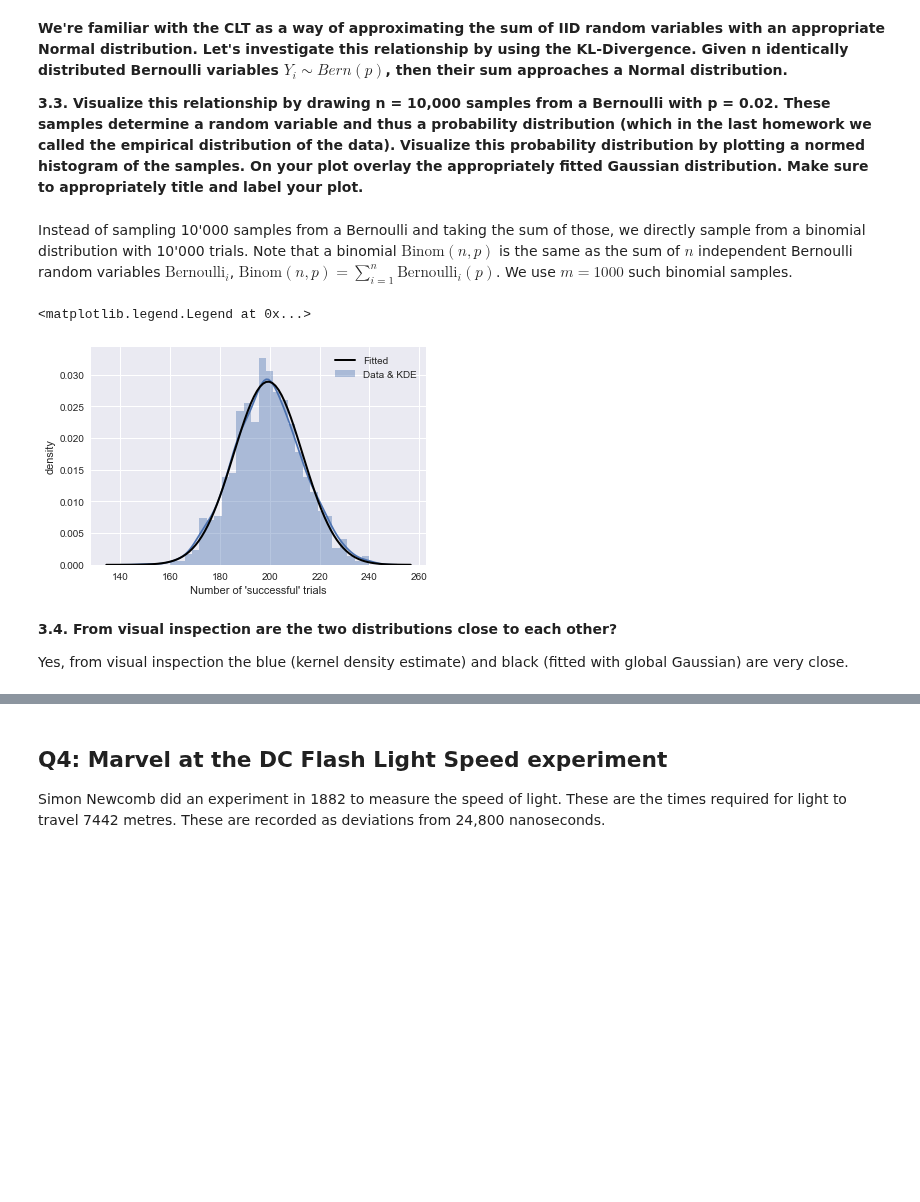
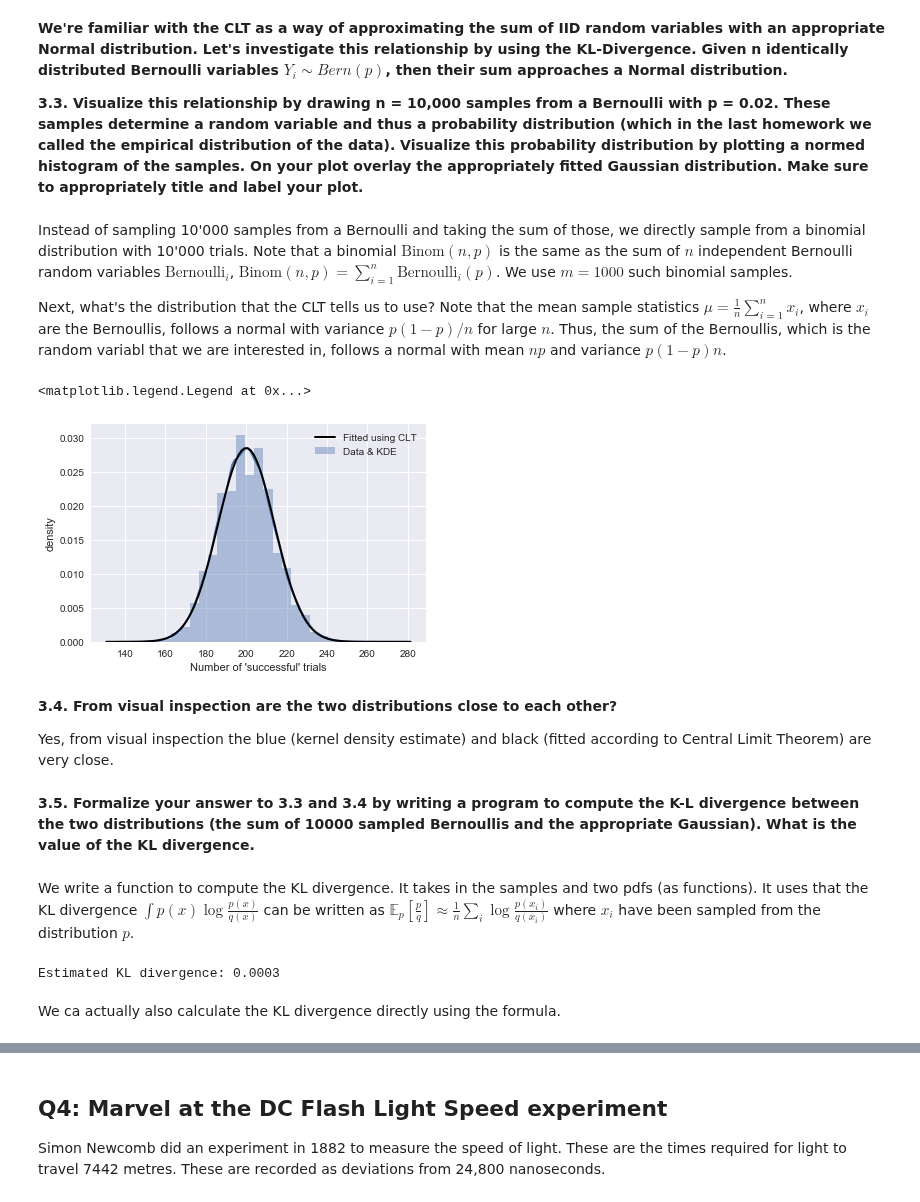
Before and after one commit to NOllAl/AM207HW, a Jupyter notebook: hw4/AM207_HW4.ipynb, the cells around one changed output, grey strips where cells are left out. Drawn from its saved outputs; the diff is of its cells as text; code cells hidden in the pictures; blank space fills up the shorter version.

```diff
--- a/hw4/AM207_HW4.ipynb
+++ b/hw4/AM207_HW4.ipynb
@@ -288,28 +287,55 @@ $$H(p, p^*) = \mathbb E_p \left[\log p^*\right] = \mathbb E_p \left[\log 1/\lamb
 **3.3. Visualize this relationship by drawing n = 10,000 samples from a Bernoulli with p = 0.02.  These samples determine a random variable and thus a probability distribution (which in the last homework we called the empirical distribution of the data).  Visualize this probability distribution by plotting a normed histogram of the samples.  On your plot overlay the appropriately fitted Gaussian distribution.  Make sure to appropriately title and label your plot.**
 # %% [markdown]
 Instead of sampling 10'000 samples from a Bernoulli and taking the sum of those, we directly sample from a binomial distribution with 10'000 trials. Note that a binomial $\text{Binom}(n, p)$ is the same as the sum of $n$ independent Bernoulli random variables $\text{Bernoulli}_i$, $\text{Binom}(n, p) = \sum_{i=1}^n \text{Bernoulli}_i(p)$. We use $m = 1000$ such binomial samples.
+
+Next, what's the distribution that the CLT tells us to use? Note that the mean sample statistics $\mu = \frac{1}{n} \sum_{i=1}^n x_i$, where $x_i$ are the Bernoullis, follows a normal with variance $p(1-p)/n$ for large $n$. Thus, the sum of the Bernoullis, which is the random variabl that we are interested in, follows a normal with mean $np$ and variance $p(1-p) n$.
 # %%
-np.random.seed(1)
+#np.random.seed(1)
 n = 10000
 p = 0.02
-m = 1000
+m = 100000
 
 binomial_samples = np.random.binomial(n=n, p=p, size=m)
 
 sns.distplot(binomial_samples, kde=True, bins=30, hist=True, label='Data & KDE')
 
-mu, std = scipy.stats.norm.fit(binomial_samples)
-xmin, xmax = plt.xlim()
+mu = p * n
+std =  np.sqrt(p * (1 - p) * n)
+
 x = np.linspace(xmin, xmax, 100)
 y = scipy.stats.norm.pdf(x, mu, std)
-plt.plot(x, y, 'k', linewidth=2, label='Fitted')
+plt.plot(x, y, 'k', linewidth=2, label='Fitted using CLT')
 plt.xlabel("Number of 'successful' trials")
 plt.ylabel("density")
 plt.legend()
 # %% [output]
 <matplotlib.legend.Legend at 0x...>
-[figure, old version]
+[figure, new version]
 # %% [markdown]
 **3.4. From visual inspection are the two distributions close to each other?**
 
-Yes, from visual inspection the blue (kernel density estimate) and black (fitted with global Gaussian) are very close.
+Yes, from visual inspection the blue (kernel density estimate) and black (fitted according to Central Limit Theorem) are very close.
+# %% [markdown]
+**3.5. Formalize your answer to 3.3 and 3.4 by writing a program to compute the K-L divergence between the two distributions (the sum of 10000 sampled Bernoullis and the appropriate Gaussian).  What is the value of the KL divergence.**
+# %% [markdown]
+We write a function to compute the KL divergence. It takes in the samples and two pdfs (as functions). It uses that the KL divergence $\int p(x) \log \frac{p(x)}{q(x)}$ can be written as $\mathbb E_p\left[\frac{p}{q}\right] \approx \frac{1}{n} \sum_i \log\frac{p(x_i)}{q(x_i)}$ where $x_i$ have been sampled from the distribution $p$.
+# %%
+def compute_divergence(x, d1, d2):
+    """
+    Compute the KL divergence between distribution d1 and d2 using on samples x
+
+    :param x: samples
+    :param d1: pdf
+    :param d2: pdf
+    """
+    ps = d1(x)
+    qs = d2(x)
+    return np.mean(np.log(ps / qs))
+
+d1 = lambda k: scipy.stats.binom.pmf(k, n=n, p=p)
+d2 = lambda x: scipy.stats.norm.pdf(x, loc=mu, scale=std)
+print("Estimated KL divergence: {:.4f}".format(compute_divergence(binomial_samples, d1=d1, d2=d2)))
+# %% [output]
+Estimated KL divergence: 0.0003
+# %% [markdown]
+We ca actually also calculate the KL divergence directly using the formula.
```
Also changed, not shown: parts of 2 cells of this notebook.
